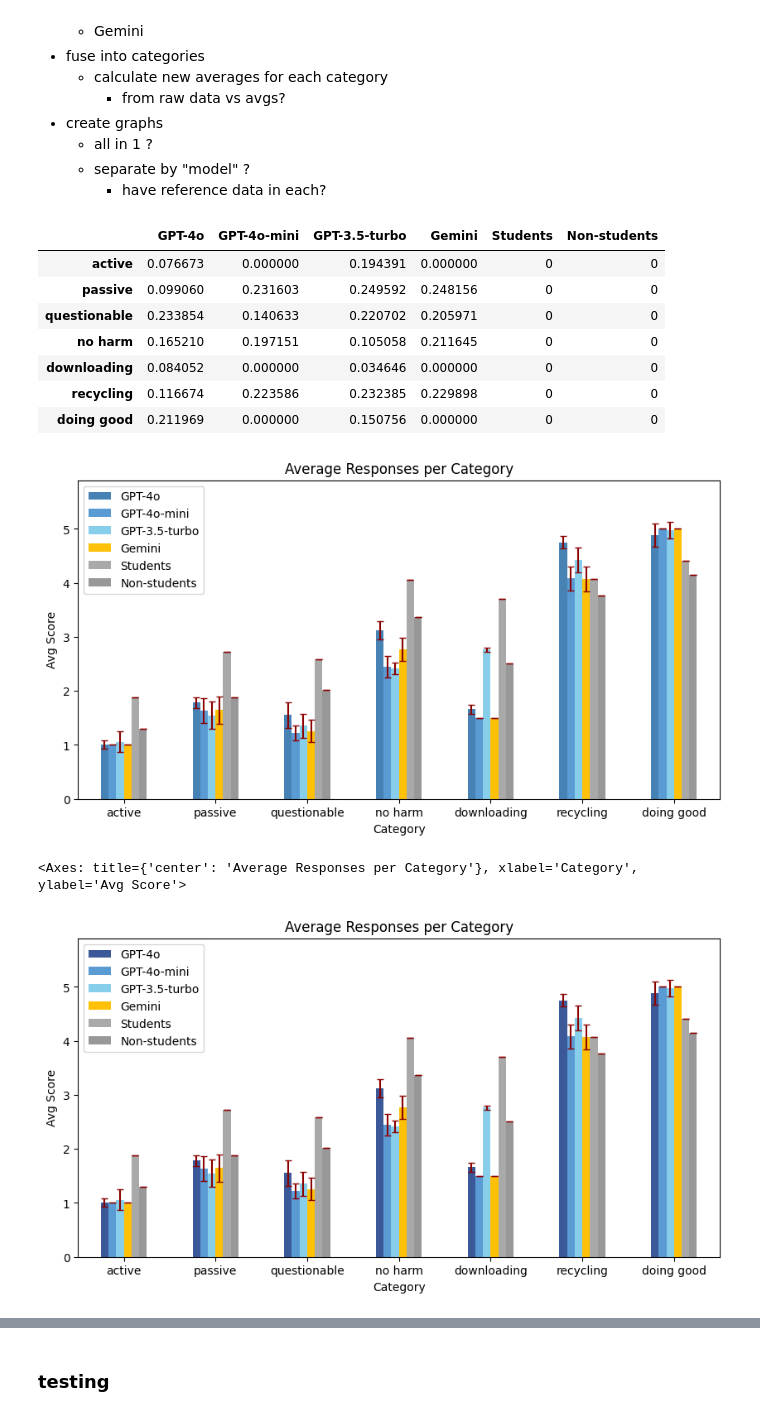
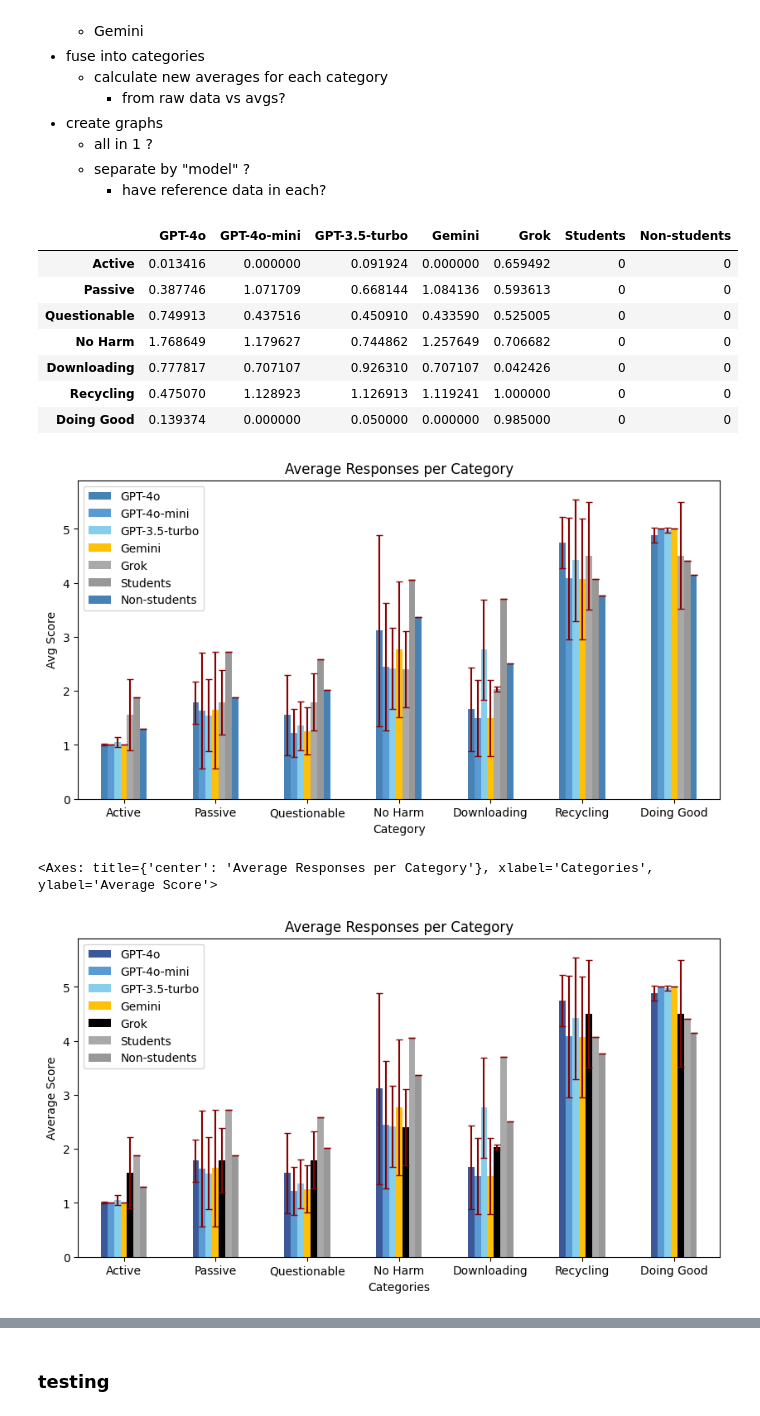
Before and after one commit to N101/Consumer-Ethics-in-AI-Shopping-Assistants, a Jupyter notebook: src/notebooks/final_graphs.ipynb, the cells around one changed output, grey strips where cells are left out. Saved outputs shown, nothing was run; the diff lists cells and outputs as text; code cells hidden in the pictures.

Commit message:
added grok to og ces

```diff
--- a/src/notebooks/final_graphs.ipynb
+++ b/src/notebooks/final_graphs.ipynb
@@ -46,38 +46,46 @@ gemini_avg = pd.read_csv(f"../../{DATA_FOLDER_PATH}/averages/Gemini_averages.csv
 gemini_avg.set_index("#", inplace=True)
 gemini_raw = pd.read_csv(f"../../{DATA_FOLDER_PATH}/raw_data/Gemini_raw_data.csv")
 gemini_raw.set_index("#", inplace=True)
+
+# Grok
+grok_avg = pd.read_csv(f"../../{DATA_FOLDER_PATH}/averages/Grok_averages.csv")
+grok_avg.set_index("#", inplace=True)
+grok_raw = pd.read_csv(f"../../{DATA_FOLDER_PATH}/raw_data/Grok_raw_data.csv")
+grok_raw.set_index("#", inplace=True)
 # %%
 slices = [slice(0, 5), slice(5, 11), slice(11, 16), slice(16, 21), slice(21, 23), slice(23, 27), slice(27, None)]
-labels = ["active", "passive", "questionable", "no harm", "downloading", "recycling", "doing good"]
+labels = ["Active", "Passive", "Questionable", "No Harm", "Downloading", "Recycling", "Doing Good"]
 # %%
-columns = ["GPT-4o", "GPT-4o-mini", "GPT-3.5-turbo", "Gemini", "Students", "Non-students"]
+columns = ["GPT-4o", "GPT-4o-mini", "GPT-3.5-turbo", "Gemini", "Grok", "Students", "Non-students"]
 category_averages = pd.DataFrame(index=labels, columns=columns)
 category_averages["GPT-4o"] = [gpt4o_avg.iloc[s, 0].mean() for s in slices]
 category_averages["GPT-4o-mini"] = [gpt4omini_avg.iloc[s, 0].mean() for s in slices]
 category_averages["GPT-3.5-turbo"] = [gpt35_avg.iloc[s, 0].mean() for s in slices]
 category_averages["Gemini"] = [gemini_avg.iloc[s, 0].mean() for s in slices]
+category_averages["Grok"] = [grok_avg.iloc[s, 0].mean() for s in slices]
 category_averages["Students"] = [ref.iloc[s, 1].mean() for s in slices]
 category_averages["Non-students"] = [ref.iloc[s, 2].mean() for s in slices]
 
 category_errors = pd.DataFrame(index=labels, columns=columns)
-category_errors["GPT-4o"] = [gpt4o_avg.iloc[s, 1].std() for s in slices]
-category_errors["GPT-4o-mini"] = [gpt4omini_avg.iloc[s, 1].std() for s in slices]
-category_errors["GPT-3.5-turbo"] = [gpt35_avg.iloc[s, 1].std() for s in slices]
-category_errors["Gemini"] = [gemini_avg.iloc[s, 1].std() for s in slices]
+category_errors["GPT-4o"] = [gpt4o_avg.iloc[s, 0].std() for s in slices]
+category_errors["GPT-4o-mini"] = [gpt4omini_avg.iloc[s, 0].std() for s in slices]
+category_errors["GPT-3.5-turbo"] = [gpt35_avg.iloc[s, 0].std() for s in slices]
+category_errors["Gemini"] = [gemini_avg.iloc[s, 0].std() for s in slices]
 # category_errors["Gemini"] = [gemini_raw.groupby("#")["Response"].std().iloc[s].mean() for s in slices]
+category_errors["Grok"] = [grok_avg.iloc[s, 0].std() for s in slices]
 category_errors["Students"] = 0
 category_errors["Non-students"] = 0
 
 category_errors
 # %% [output]
-|  | GPT-4o | GPT-4o-mini | GPT-3.5-turbo | Gemini | Students | Non-students |
-| active | 0.076673 | 0.000000 | 0.194391 | 0.000000 | 0 | 0 |
-| passive | 0.099060 | 0.231603 | 0.249592 | 0.248156 | 0 | 0 |
-| questionable | 0.233854 | 0.140633 | 0.220702 | 0.205971 | 0 | 0 |
-| no harm | 0.165210 | 0.197151 | 0.105058 | 0.211645 | 0 | 0 |
-| downloading | 0.084052 | 0.000000 | 0.034646 | 0.000000 | 0 | 0 |
-| recycling | 0.116674 | 0.223586 | 0.232385 | 0.229898 | 0 | 0 |
-| doing good | 0.211969 | 0.000000 | 0.150756 | 0.000000 | 0 | 0 |
+|  | GPT-4o | GPT-4o-mini | GPT-3.5-turbo | Gemini | Grok | Students | Non-students |
+| Active | 0.013416 | 0.000000 | 0.091924 | 0.000000 | 0.659492 | 0 | 0 |
+| Passive | 0.387746 | 1.071709 | 0.668144 | 1.084136 | 0.593613 | 0 | 0 |
+| Questionable | 0.749913 | 0.437516 | 0.450910 | 0.433590 | 0.525005 | 0 | 0 |
+| No Harm | 1.768649 | 1.179627 | 0.744862 | 1.257649 | 0.706682 | 0 | 0 |
+| Downloading | 0.777817 | 0.707107 | 0.926310 | 0.707107 | 0.042426 | 0 | 0 |
+| Recycling | 0.475070 | 1.128923 | 1.126913 | 1.119241 | 1.000000 | 0 | 0 |
+| Doing Good | 0.139374 | 0.000000 | 0.050000 | 0.000000 | 0.985000 | 0 | 0 |
 # %%
 # create plot with error bars
 fig, ax = plt.subplots()
@@ -98,24 +106,24 @@ category_averages.plot(
 
 fig.savefig("category_averages.png")
 # %% [output]
-[figure, old version]
+[figure, new version]
 # %%
 
 fig, ax = plt.subplots()
 category_averages.plot(
     kind="bar",
     ylim=(0, 5.9),
     yerr=category_errors,
     capsize=3,
     ecolor="darkred",
-    color=["#3B5998", "#5a9bd4", "#87ceeb", "#FFC107", "#A9A9A9", "#989898"],
+    color=["#3B5998", "#5a9bd4", "#87ceeb", "#FFC107", "#000000", "#A9A9A9", "#989898"],
     ax=ax,
     title="Average Responses per Category",
-    xlabel="Category",
-    ylabel="Avg Score",
+    xlabel="Categories",
+    ylabel="Average Score",
     figsize=(10, 5),
     rot=0,
 )
 # %% [output]
-<Axes: title={'center': 'Average Responses per Category'}, xlabel='Category', ylabel='Avg Score'>
+<Axes: title={'center': 'Average Responses per Category'}, xlabel='Categories', ylabel='Average Score'>
-[figure, old version]
+[figure, new version]
```
Also changed, not shown: parts of 6 cells of this notebook, 2 other files.
